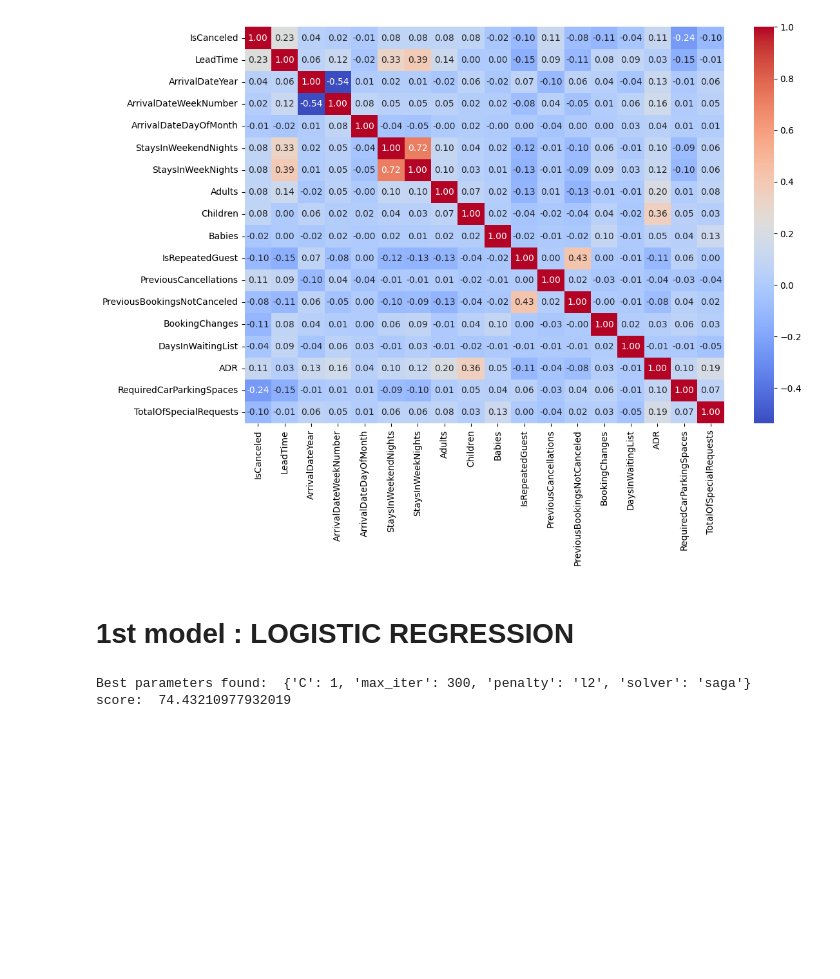
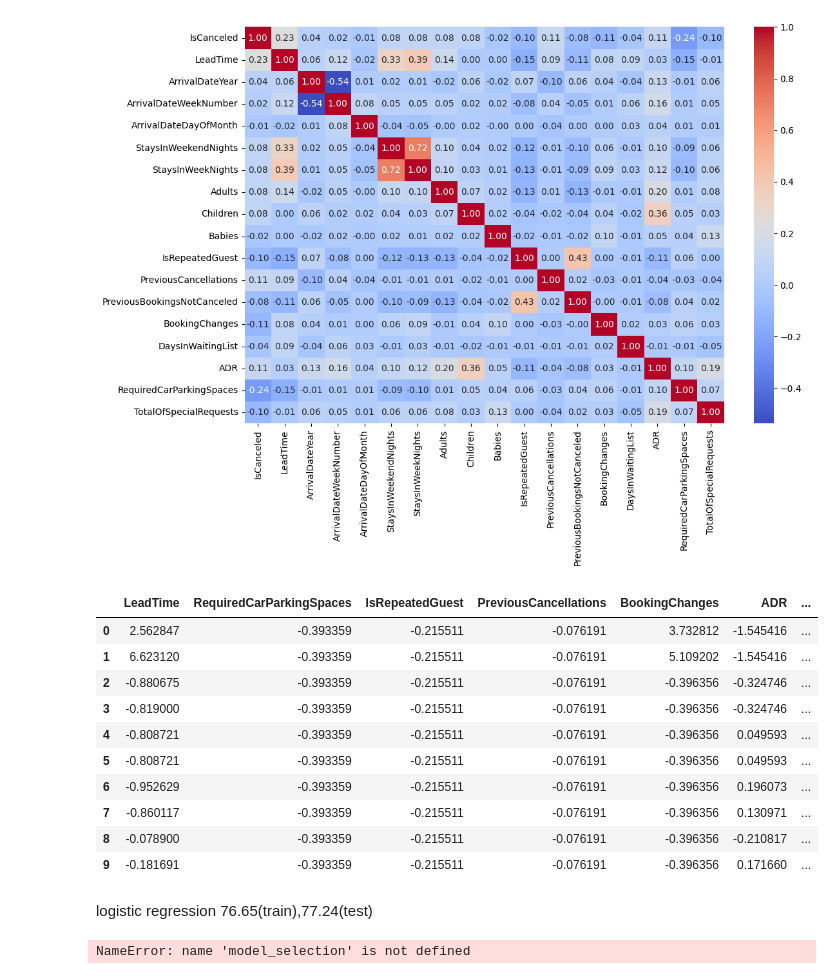
Before and after one commit to sakib-hasan-11/hotel-booking-cancellation-project-, a Jupyter notebook: hotel booking cancellation project.ipynb, the cells around one changed output. Saved outputs shown, nothing was run; the diff lists cells and outputs as text; code cells hidden in the pictures; blank space fills up the shorter version.

Commit message:
adding decision tree classifier

```diff
--- a/hotel booking cancellation project.ipynb
+++ b/hotel booking cancellation project.ipynb
@@ -116,21 +112,36 @@ input_col = dataset[['LeadTime','RequiredCarParkingSpaces','IsRepeatedGuest','Pr
 output_col = dataset[['IsCanceled']]
 # %%
 from sklearn.model_selection import GridSearchCV
-from sklearn.preprocessing import OneHotEncoder, StandardScaler
+from sklearn.preprocessing import OneHotEncoder
+from sklearn.preprocessing import StandardScaler
 from sklearn.compose import ColumnTransformer
 from sklearn.pipeline import Pipeline
 
 categorical_cols = input_col.select_dtypes(include=['object']).columns
 numeric_cols = input_col.select_dtypes(exclude=['object']).columns
 
-preprocessor = ColumnTransformer(
-    transformers=[
-        ('num', StandardScaler(), numeric_cols),
-        ('cat', OneHotEncoder(handle_unknown='ignore'), categorical_cols)
-    ]
-)
+scaler = StandardScaler()
+scaler.fit(input_col[numeric_cols])
+
+encoder = OneHotEncoder(handle_unknown='ignore',sparse_output=False,drop='first')
+encoder.fit(input_col[categorical_cols])
+
+x = pd.DataFrame(scaler.transform(input_col[numeric_cols]), columns=numeric_cols)
+x = pd.concat([x, pd.DataFrame(encoder.transform(input_col[categorical_cols]), columns=encoder.get_feature_names_out(categorical_cols))], axis=1)
+
+x.head(10)
+# %% [output]
+|  | LeadTime | RequiredCarParkingSpaces | IsRepeatedGuest | PreviousCancellations | BookingChanges | ADR | ... |
+| 0 | 2.562847 | -0.393359 | -0.215511 | -0.076191 | 3.732812 | -1.545416 | ... |
+| 1 | 6.623120 | -0.393359 | -0.215511 | -0.076191 | 5.109202 | -1.545416 | ... |
+| 2 | -0.880675 | -0.393359 | -0.215511 | -0.076191 | -0.396356 | -0.324746 | ... |
+| 3 | -0.819000 | -0.393359 | -0.215511 | -0.076191 | -0.396356 | -0.324746 | ... |
+| 4 | -0.808721 | -0.393359 | -0.215511 | -0.076191 | -0.396356 | 0.049593 | ... |
+| 5 | -0.808721 | -0.393359 | -0.215511 | -0.076191 | -0.396356 | 0.049593 | ... |
+| 6 | -0.952629 | -0.393359 | -0.215511 | -0.076191 | -0.396356 | 0.196073 | ... |
+| 7 | -0.860117 | -0.393359 | -0.215511 | -0.076191 | -0.396356 | 0.130971 | ... |
+| 8 | -0.078900 | -0.393359 | -0.215511 | -0.076191 | -0.396356 | -0.210817 | ... |
+| 9 | -0.181691 | -0.393359 | -0.215511 | -0.076191 | -0.396356 | 0.171660 | ... |
-# %% [markdown]
-# 1st model :  LOGISTIC REGRESSION
 # %%
 from sklearn.model_selection import train_test_split
 from sklearn.linear_model import LogisticRegression
@@ -156,6 +163,25 @@ grid_search.fit(x_train, y_train)
 # %%
-print("Best parameters found: ", grid_search.best_params_)
-print('score: ', grid_search.best_score_ * 100)
+params = {
+    'C': [0.01, 0.1, 1, 10, 100],
+    'penalty': ['l2', 'l1', 'elasticnet'],
+    'solver': ['saga'],
+    'max_iter': [100, 200, 300],
+    'l1_ratio': [0, 0.5, 1]
+}
+
+model_selection(params, LogisticRegression(), x_train, y_train)
-# %% [output]
-Best parameters found:  {'C': 1, 'max_iter': 300, 'penalty': 'l2', 'solver': 'saga'}
-score:  74.43210977932019
+# %% [markdown]
+logistic regression 76.65(train),77.24(test)
+# %%
+from sklearn.tree import DecisionTreeClassifier
+params_tree = {
+    'max_features': ['sqrt','log2',0.3,0.5,0.7,0.9],
+    'max_depth': [None, 5, 10, 15, 20],
+    'max_leaf_nodes': [None, 10, 20, 30],
+    'min_samples_split': [2, 5, 10],
+    'min_samples_leaf': [1, 2, 4]
+}
+
+model_selection(params_tree, DecisionTreeClassifier(), x_train, y_train)
+# %% [output]
+NameError: name 'model_selection' is not defined
```
Also changed, not shown: parts of 2 cells of this notebook.
